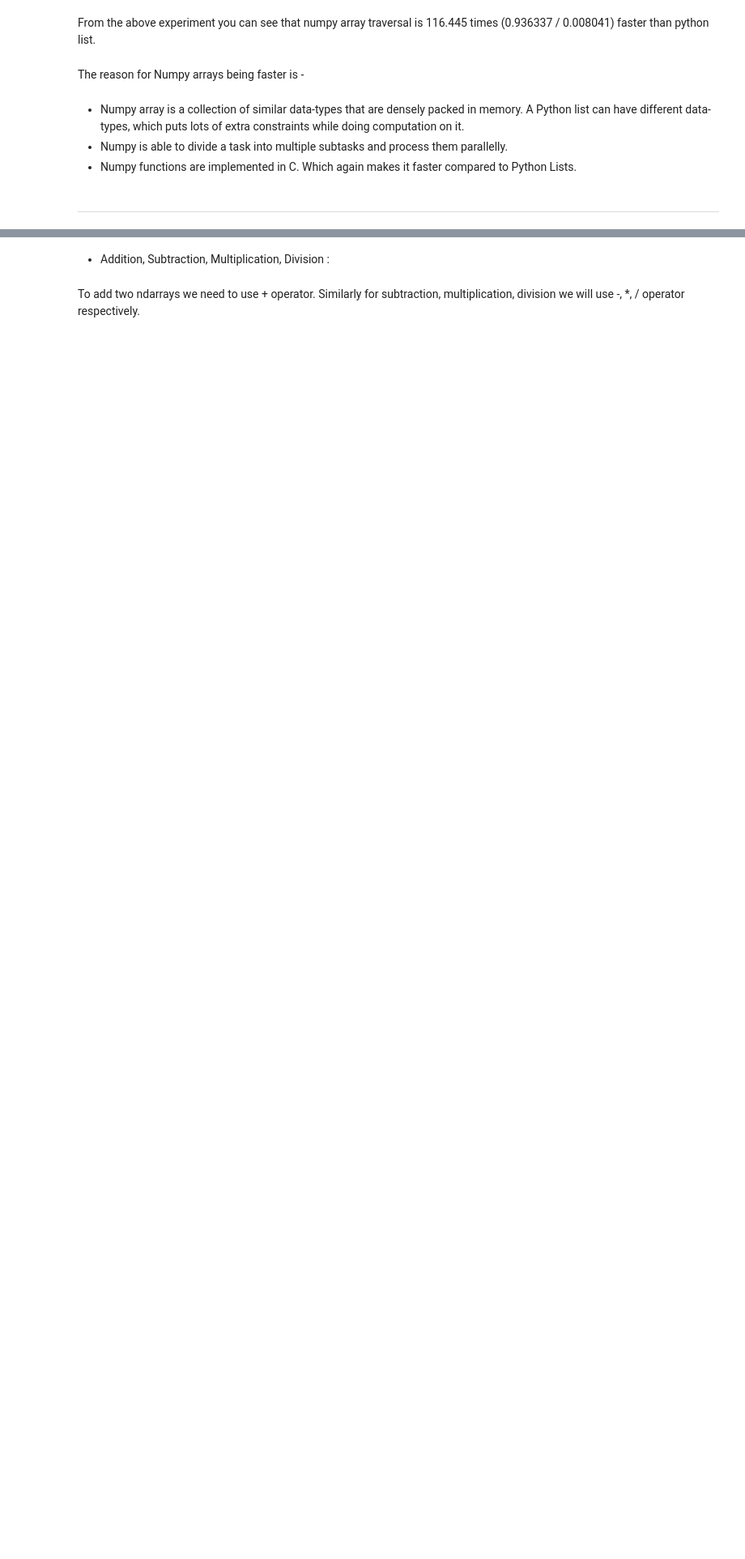
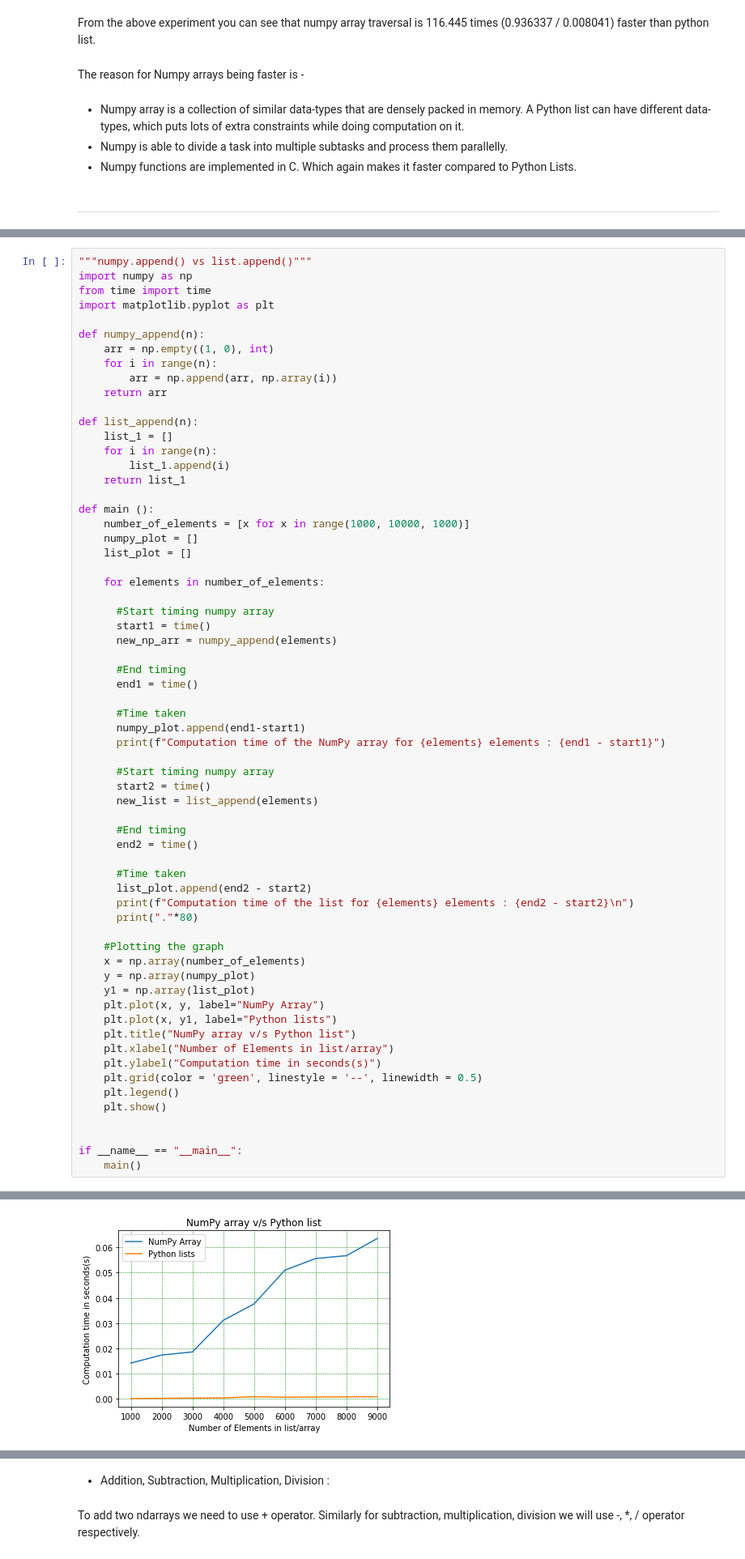
Before and after one commit to srijanpal1405/Tutorials-Repo, a Jupyter notebook: Numpy/Numpy_Notebook.ipynb, the cells around one changed output, grey strips where cells are left out. Shown at 81% size. Saved outputs shown, nothing was run; the diff lists cells and outputs as text; blank space fills up the shorter version.

```diff
--- a/Numpy/Numpy_Notebook.ipynb
+++ b/Numpy/Numpy_Notebook.ipynb
@@ -401,0 +556,65 @@ The reason for Numpy arrays being faster is -
+# %%
+"""numpy.append() vs list.append()"""
+import numpy as np
+from time import time
+import matplotlib.pyplot as plt
+
+def numpy_append(n):
+    arr = np.empty((1, 0), int)
+    for i in range(n):
+        arr = np.append(arr, np.array(i))
+    return arr
+
+def list_append(n):
+    list_1 = []
+    for i in range(n):
+        list_1.append(i)
+    return list_1
+
+def main ():
+    number_of_elements = [x for x in range(1000, 10000, 1000)]
+    numpy_plot = []
+    list_plot = []
+
+    for elements in number_of_elements:
+
+      #Start timing numpy array
+      start1 = time()
+      new_np_arr = numpy_append(elements)
+
+      #End timing
+      end1 = time()
+
+      #Time taken
+      numpy_plot.append(end1-start1)
+      print(f"Computation time of the NumPy array for {elements} elements : {end1 - start1}")
+
+      #Start timing numpy array
+      start2 = time()
+      new_list = list_append(elements)
+
+      #End timing
+      end2 = time()
+
+      #Time taken
+      list_plot.append(end2 - start2)
+      print(f"Computation time of the list for {elements} elements : {end2 - start2}\n")
+      print("."*80)
+
+    #Plotting the graph
+    x = np.array(number_of_elements)
+    y = np.array(numpy_plot)
+    y1 = np.array(list_plot)
+    plt.plot(x, y, label="NumPy Array")
+    plt.plot(x, y1, label="Python lists")
+    plt.title("NumPy array v/s Python list")
+    plt.xlabel("Number of Elements in list/array")
+    plt.ylabel("Computation time in seconds(s)")
+    plt.grid(color = 'green', linestyle = '--', linewidth = 0.5)
+    plt.legend()
+    plt.show()
+
+
+if __name__ == "__main__":
+    main()
+# %% [output]
@@ -401,0 +638 @@ The reason for Numpy arrays being faster is -
+[figure, added]
```
Also changed, not shown: parts of 15 cells of this notebook.
